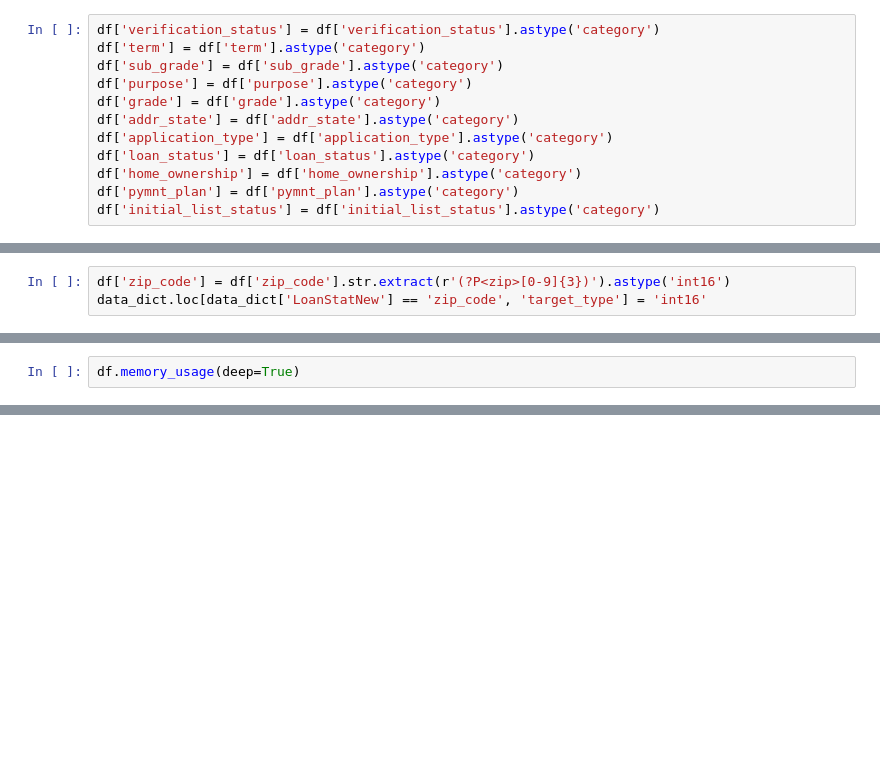
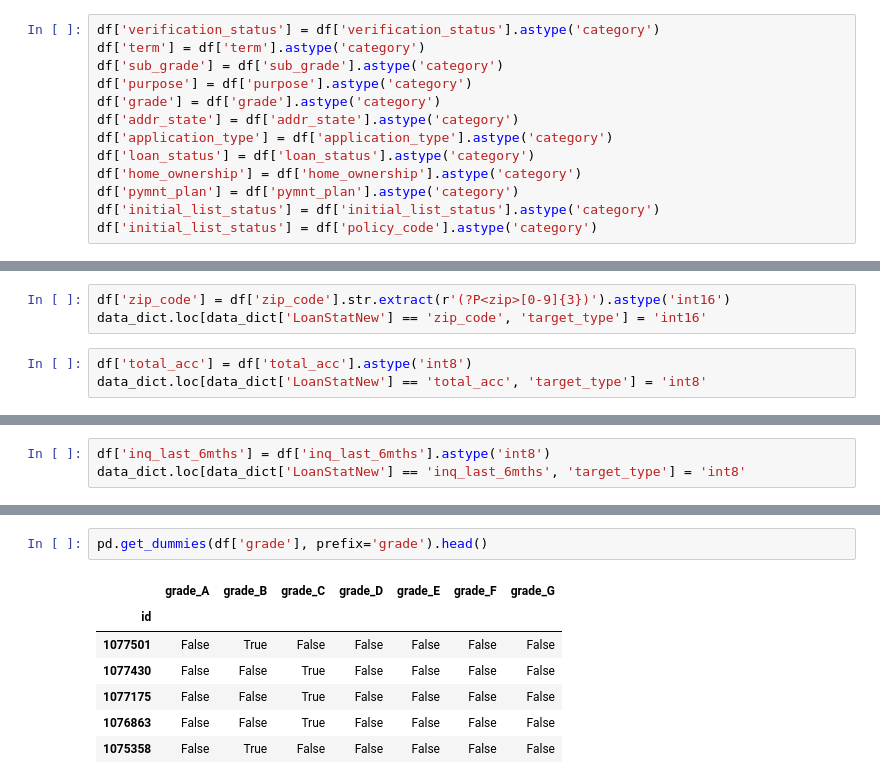
Before and after one commit to Xavi-Linux/CaRMeLo, a Jupyter notebook: notebooks/Data_Exploration.ipynb, the cells around one changed output, grey strips where cells are left out. Drawn from its saved outputs; the diff is of its cells as text; blank space fills up the shorter version.

```diff
--- a/notebooks/Data_Exploration.ipynb
+++ b/notebooks/Data_Exploration.ipynb
@@ -309,6 +309,7 @@ df['loan_status'] = df['loan_status'].astype('category')
 df['home_ownership'] = df['home_ownership'].astype('category')
 df['pymnt_plan'] = df['pymnt_plan'].astype('category')
 df['initial_list_status'] = df['initial_list_status'].astype('category')
+df['initial_list_status'] = df['policy_code'].astype('category')
 # %%
 data_dict.loc[data_dict['LoanStatNew'] == 'grade', 'target_type'] = 'categorical'
 data_dict.loc[data_dict['LoanStatNew'] == 'addr_state', 'target_type'] = 'categorical'
@@ -327,3 +328,6 @@ Zip code to int
 # %%
 df['zip_code'] = df['zip_code'].str.extract(r'(?P<zip>[0-9]{3})').astype('int16')
 data_dict.loc[data_dict['LoanStatNew'] == 'zip_code', 'target_type'] = 'int16'
+# %%
+df['total_acc'] = df['total_acc'].astype('int8')
+data_dict.loc[data_dict['LoanStatNew'] == 'total_acc', 'target_type'] = 'int8'
@@ -330,2 +346,3 @@ data_dict.loc[data_dict['LoanStatNew'] == 'zip_code', 'target_type'] = 'int16'
 # %%
-df.memory_usage(deep=True)
+df['inq_last_6mths'] = df['inq_last_6mths'].astype('int8')
+data_dict.loc[data_dict['LoanStatNew'] == 'inq_last_6mths', 'target_type'] = 'int8'
@@ -349,0 +369,10 @@ dtype: int64
+# %%
+pd.get_dummies(df['grade'], prefix='grade').head()
+# %% [output]
+|  | grade_A | grade_B | grade_C | grade_D | grade_E | grade_F | grade_G |
+| id |  |  |  |  |  |  |  |
+| 1077501 | False | True | False | False | False | False | False |
+| 1077430 | False | False | True | False | False | False | False |
+| 1077175 | False | False | True | False | False | False | False |
+| 1076863 | False | False | True | False | False | False | False |
+| 1075358 | False | True | False | False | False | False | False |
```
Also changed, not shown: parts of 7 cells of this notebook.
